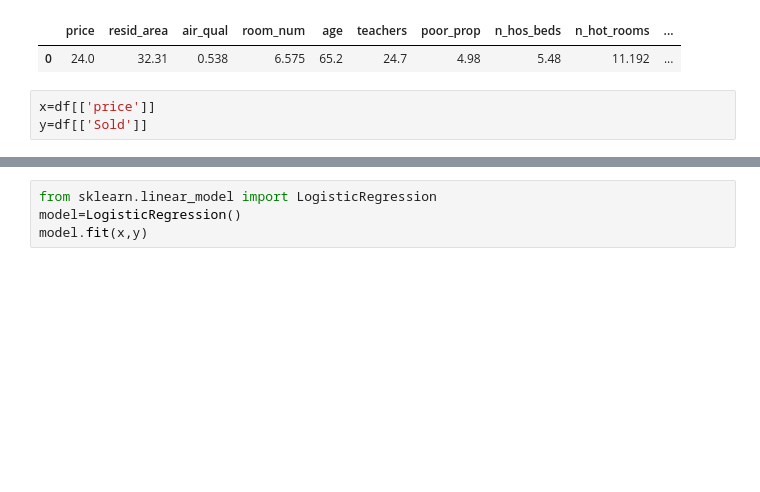
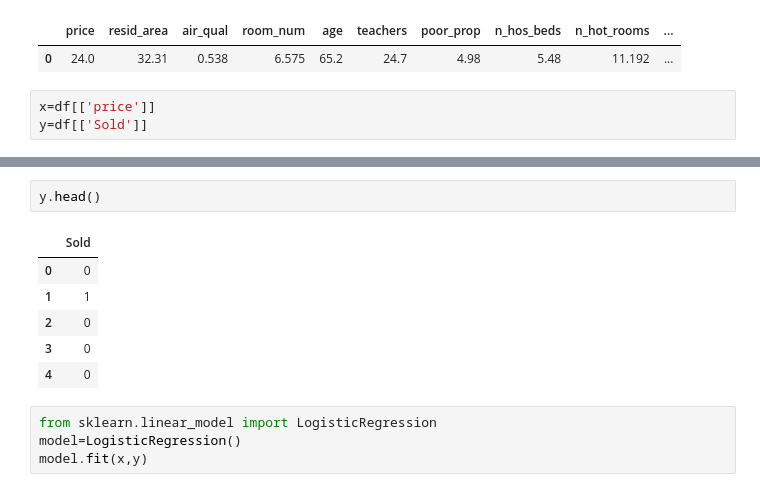
Before and after one commit to Ebin21/ML, a Jupyter notebook: House_Price.ipynb, the cells around one changed output, grey strips where cells are left out. Cells and saved outputs as stored; diff of their text form; blank space fills up the shorter version.

```diff
--- a/House_Price.ipynb
+++ b/House_Price.ipynb
@@ -188,3 +205,12 @@ y=df[['Sold']]
+# %%
+y.head()
+# %% [output]
+|  | Sold |
+| 0 | 0 |
+| 1 | 1 |
+| 2 | 0 |
+| 3 | 0 |
+| 4 | 0 |
 # %%
 from sklearn.linear_model import LogisticRegression
 model=LogisticRegression()
```
Also changed, not shown: parts of 15 cells of this notebook.
